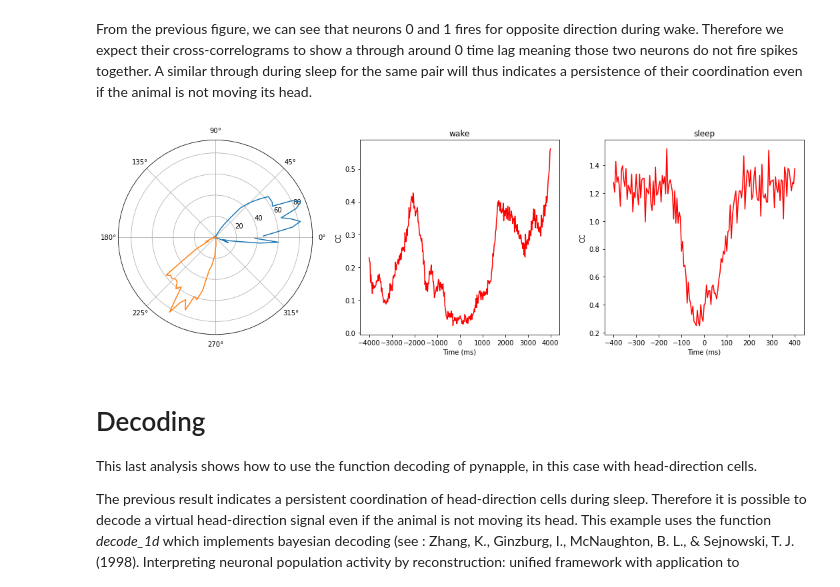
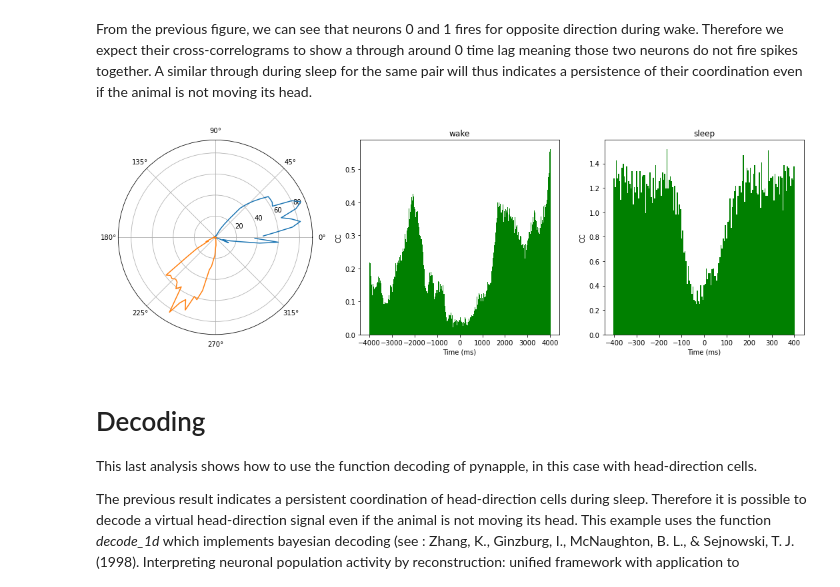
Before and after one commit to pynapple-org/pynapple, a Jupyter notebook: docs/notebooks/pynapple-quick-start.ipynb, the cells around one changed output. Saved outputs shown, nothing was run; the diff lists cells and outputs as text; code cells hidden in the pictures.

```diff
--- a/docs/notebooks/pynapple-quick-start.ipynb
+++ b/docs/notebooks/pynapple-quick-start.ipynb
@@ -254,23 +254,28 @@ cc_sleep = nap.compute_crosscorrelogram(group=spikes_adn,
 # %% [markdown]
 From the previous figure, we can see that neurons 0 and 1 fires for opposite direction during wake. Therefore we expect their cross-correlograms to show a through around 0 time lag meaning those two neurons do not fire spikes together. A similar through during sleep for the same pair will thus indicates a persistence of their coordination even if the animal is not moving its head.
 # %%
+xtwake = cc_wake.index.values
+xtsleep = cc_sleep.index.values
+
 plt.figure(figsize = (15, 5))
 plt.subplot(131, projection = 'polar')
 plt.plot(tuning_curves[[0,1]]) # The tuning curves of the pair [0,1]
 plt.subplot(132)
-plt.plot(cc_wake[(0,1)], color = 'red') # The wake cross-corr of pair (0,1)
+# plt.plot(cc_wake[(0,1)], color = 'red') # The wake cross-corr of pair (0,1)
+plt.bar(xtwake, cc_wake[(0,1)].values, 20, color = 'green') # The wake cross-corr of pair (0,1)
 plt.title('wake')
 plt.xlabel("Time (ms)")
 plt.ylabel("CC")
 plt.subplot(133)
-plt.plot(cc_sleep[(0,1)], color = 'red')
+# plt.plot(cc_sleep[(0,1)], color = 'red')
+plt.bar(xtsleep, cc_sleep[(0,1)].values, 5, color = 'green') # The wake cross-corr of pair (0,1)
 plt.title('sleep')
 plt.xlabel("Time (ms)")
 plt.ylabel("CC")
 plt.tight_layout()
 plt.show()
 # %% [output]
-[figure, old version]
+[figure, new version]
 # %% [markdown]
 # Decoding
 
```
Also changed, not shown: 27 other files.
